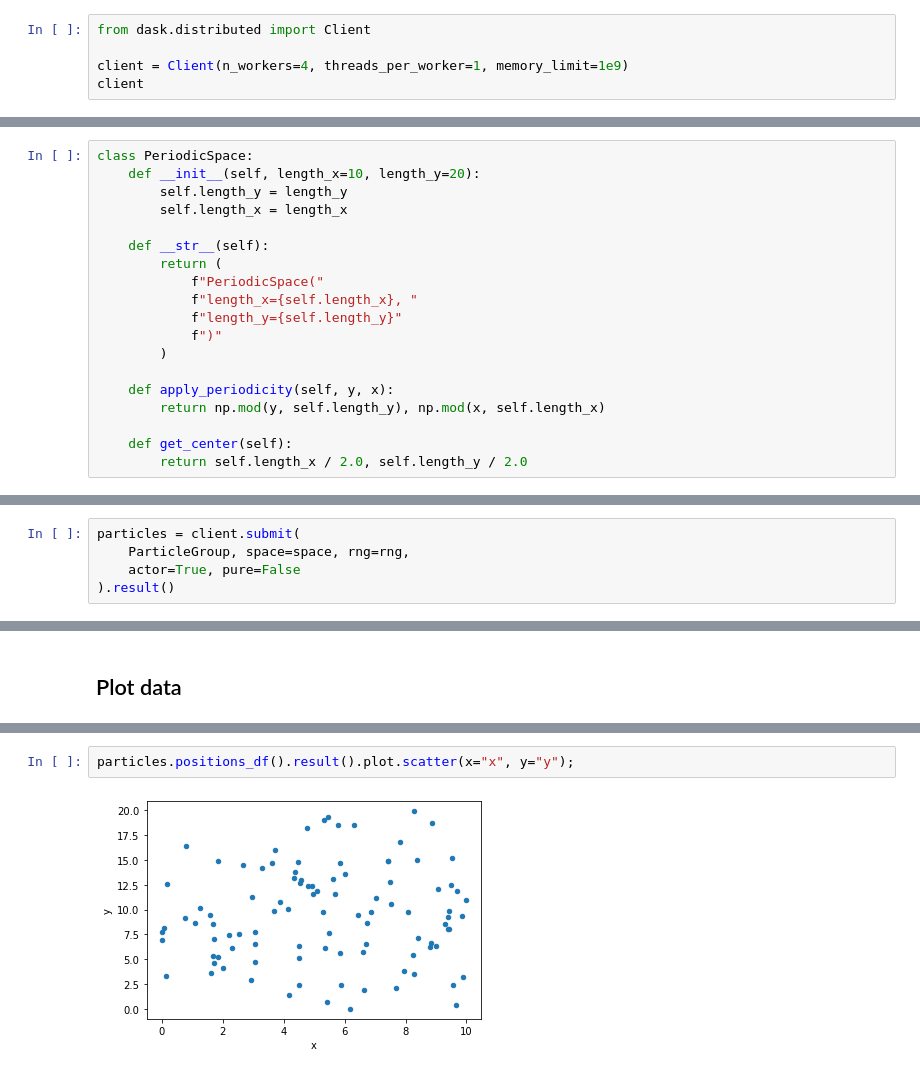
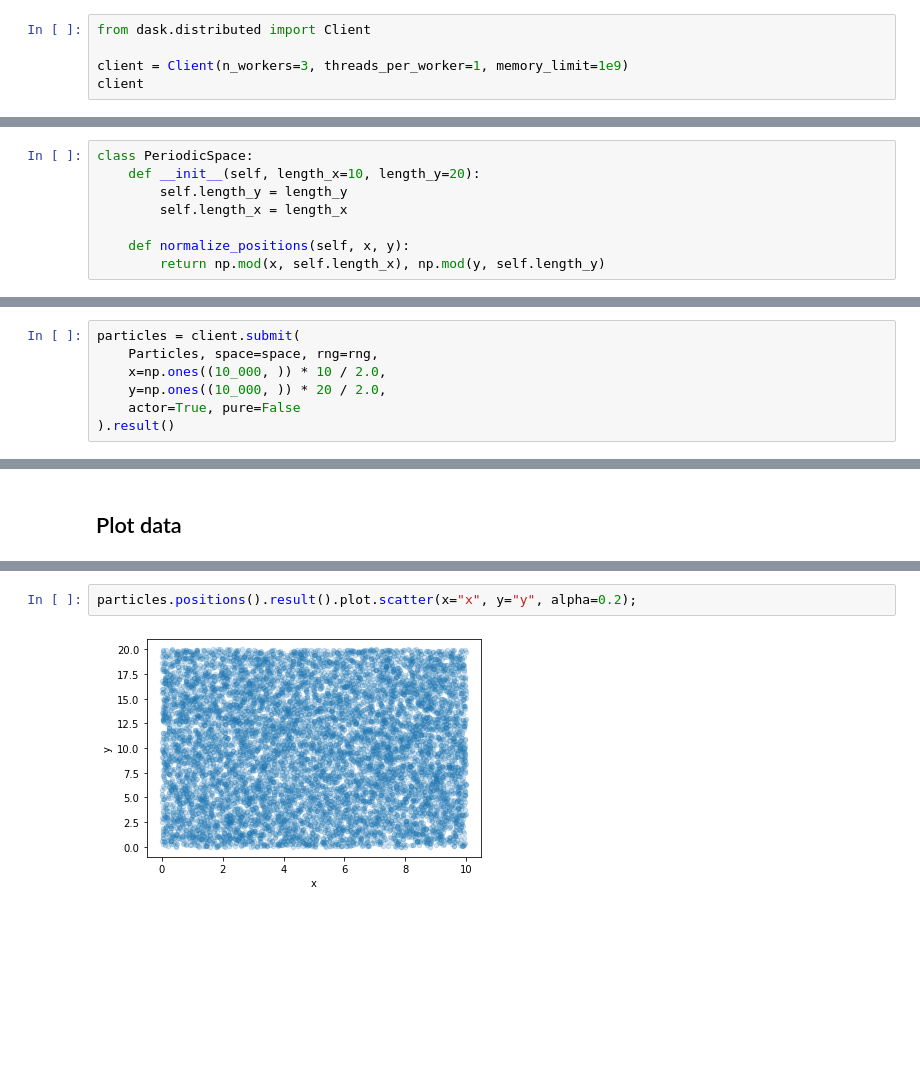
Before and after one commit to willirath/talk_disentangling_scientific_software, a Jupyter notebook: 03_using_actors.ipynb, the cells around one changed output, grey strips where cells are left out. Cells and saved outputs as stored; diff of their text form; blank space fills up the shorter version.

Commit message:
Do not use separate particles

```diff
--- a/03_using_actors.ipynb
+++ b/03_using_actors.ipynb
@@ -11,6 +11,6 @@ We'll have four workers with 1 thread each that will host different parts of our
 # %%
 from dask.distributed import Client
 
-client = Client(n_workers=4, threads_per_worker=1, memory_limit=1e9)
+client = Client(n_workers=3, threads_per_worker=1, memory_limit=1e9)
 client
 # %% [output]
@@ -30,19 +31,8 @@ class PeriodicSpace:
         self.length_y = length_y
         self.length_x = length_x
 
-    def __str__(self):
-        return (
-            f"PeriodicSpace("
-            f"length_x={self.length_x}, "
-            f"length_y={self.length_y}"
-            f")"
-        )
-
-    def apply_periodicity(self, y, x):
-        return np.mod(y, self.length_y), np.mod(x, self.length_x)
-
-    def get_center(self):
-        return self.length_x / 2.0, self.length_y / 2.0
+    def normalize_positions(self, x, y):
+        return np.mod(x, self.length_x), np.mod(y, self.length_y)
 # %% [markdown]
 Each particle calls the spatial domain.  In distributed mode, we'll have to make sure that we get the `.result()` from the [`Future` objects](https://docs.python.org/3/library/concurrent.futures.html#future-objects) returned when calling methods on actors.
 # %%
@@ -164,7 +100,9 @@ rng = client.submit(
 ).result()
 # %%
 particles = client.submit(
-    ParticleGroup, space=space, rng=rng,
+    Particles, space=space, rng=rng,
+    x=np.ones((10_000, )) * 10 / 2.0,
+    y=np.ones((10_000, )) * 20 / 2.0,
     actor=True, pure=False
 ).result()
 # %% [markdown]
@@ -191,4 +131,4 @@ diags.plot();
 # %%
-particles.positions_df().result().plot.scatter(x="x", y="y");
+particles.positions().result().plot.scatter(x="x", y="y", alpha=0.2);
 # %% [output]
-[figure, old version]
+[figure, new version]
```
Also changed, not shown: parts of 8 cells of this notebook, 1 other file.
